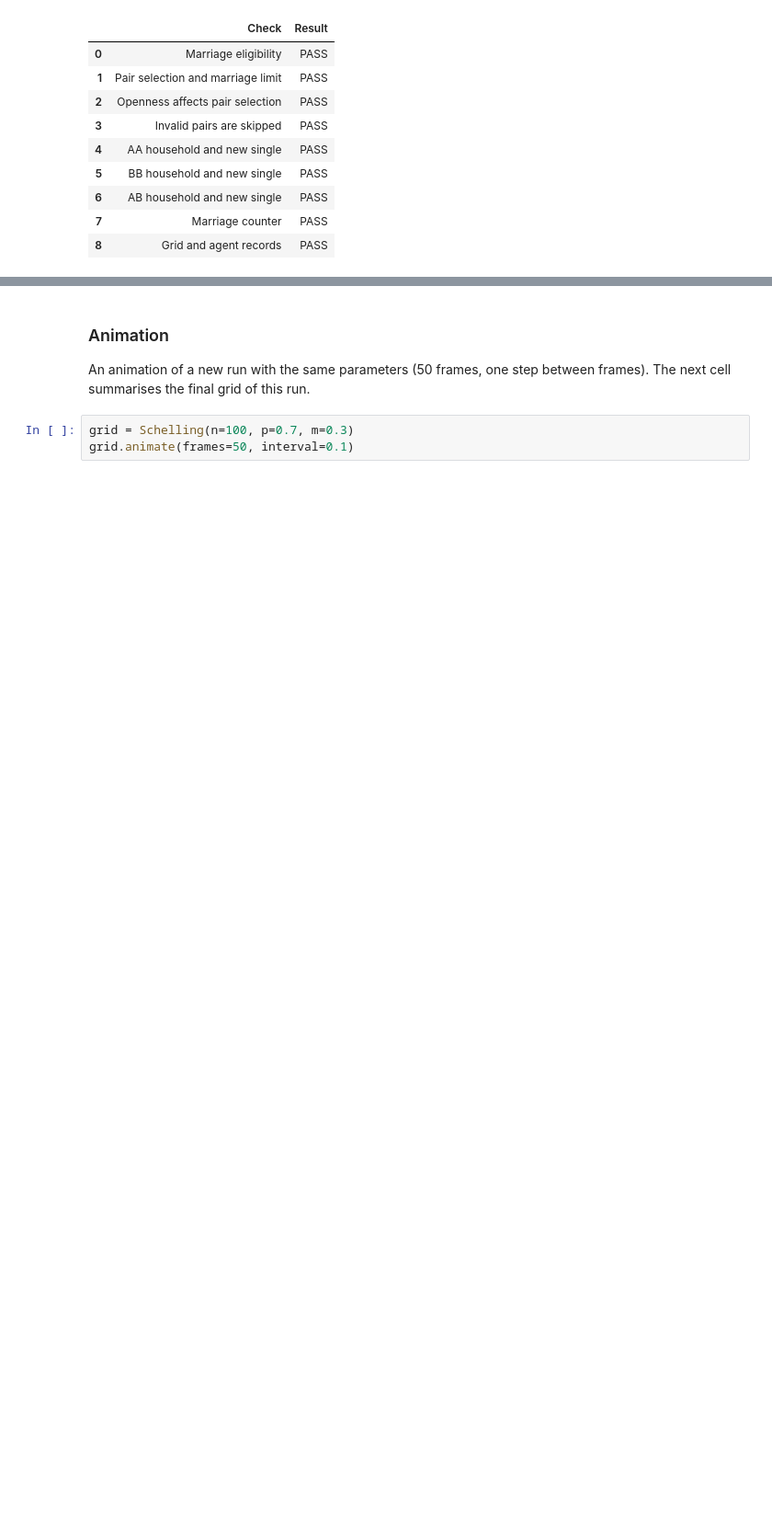
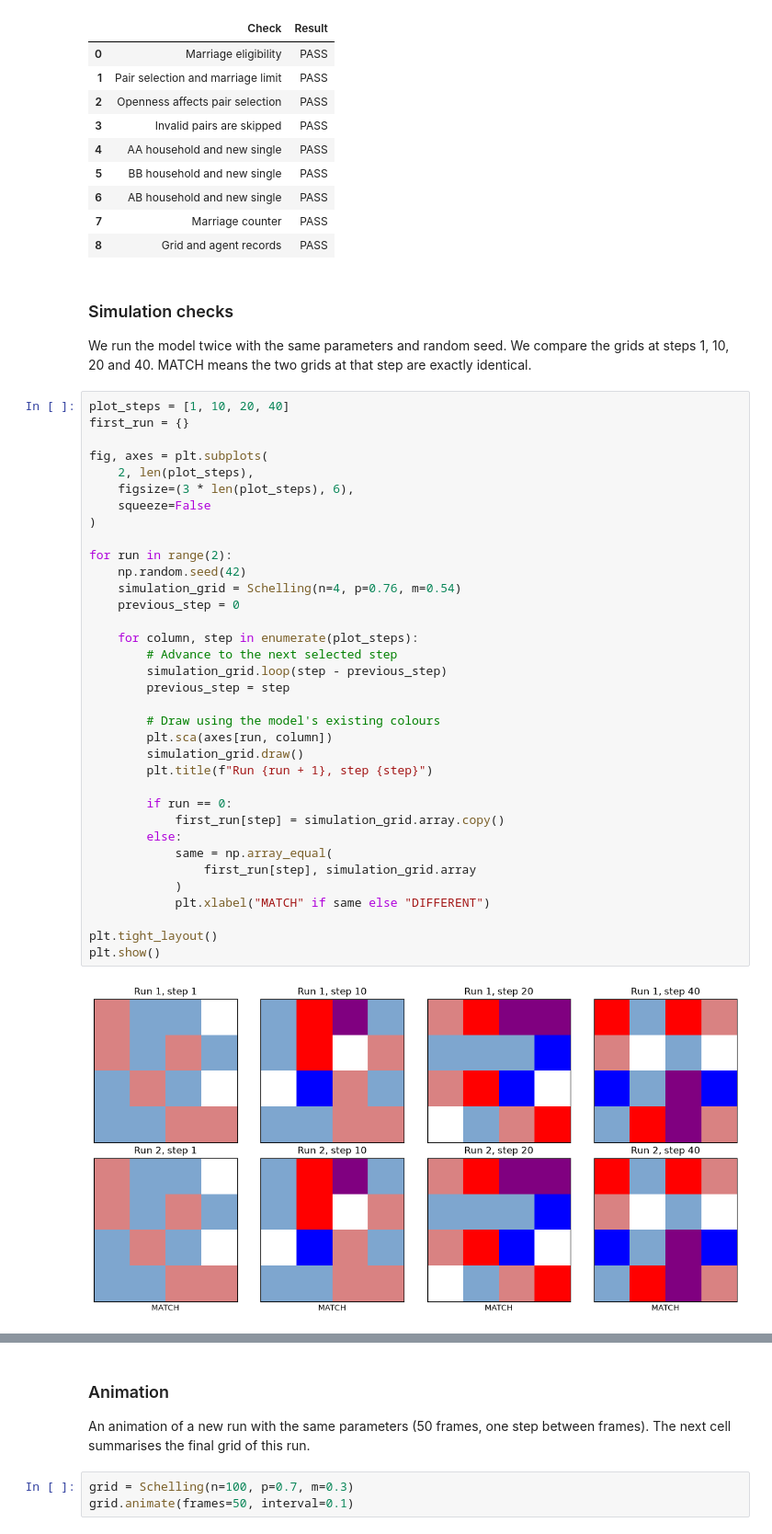
Before and after one commit to DONG-BO-Eric/CITS4403-Project, a Jupyter notebook: notebooks/extended_schelling_analysis.ipynb, the cells around one changed output, grey strips where cells are left out. Shown at 92% size. Cells and saved outputs as stored; diff of their text form; blank space fills up the shorter version.

Commit message:
Finalize notebook checks and clean up project files

```diff
--- a/notebooks/extended_schelling_analysis.ipynb
+++ b/notebooks/extended_schelling_analysis.ipynb
@@ -269,3 +269,46 @@ display(pd.DataFrame(rows))
 | 6 | AB household and new single | PASS |
 | 7 | Marriage counter | PASS |
 | 8 | Grid and agent records | PASS |
+# %% [markdown]
+### Simulation checks
+
+We run the model twice with the same parameters and random seed.
+We compare the grids at steps 1, 10, 20 and 40.
+MATCH means the two grids at that step are exactly identical.
+# %%
+plot_steps = [1, 10, 20, 40]
+first_run = {}
+
+fig, axes = plt.subplots(
+    2, len(plot_steps),
+    figsize=(3 * len(plot_steps), 6),
+    squeeze=False
+)
+
+for run in range(2):
+    np.random.seed(42)
+    simulation_grid = Schelling(n=4, p=0.76, m=0.54)
+    previous_step = 0
+
+    for column, step in enumerate(plot_steps):
+        # Advance to the next selected step
+        simulation_grid.loop(step - previous_step)
+        previous_step = step
+
+        # Draw using the model's existing colours
+        plt.sca(axes[run, column])
+        simulation_grid.draw()
+        plt.title(f"Run {run + 1}, step {step}")
+
+        if run == 0:
+            first_run[step] = simulation_grid.array.copy()
+        else:
+            same = np.array_equal(
+                first_run[step], simulation_grid.array
+            )
+            plt.xlabel("MATCH" if same else "DIFFERENT")
+
+plt.tight_layout()
+plt.show()
+# %% [output]
+[figure, added]
```
Also changed, not shown: parts of 17 cells of this notebook, 7 other files.
